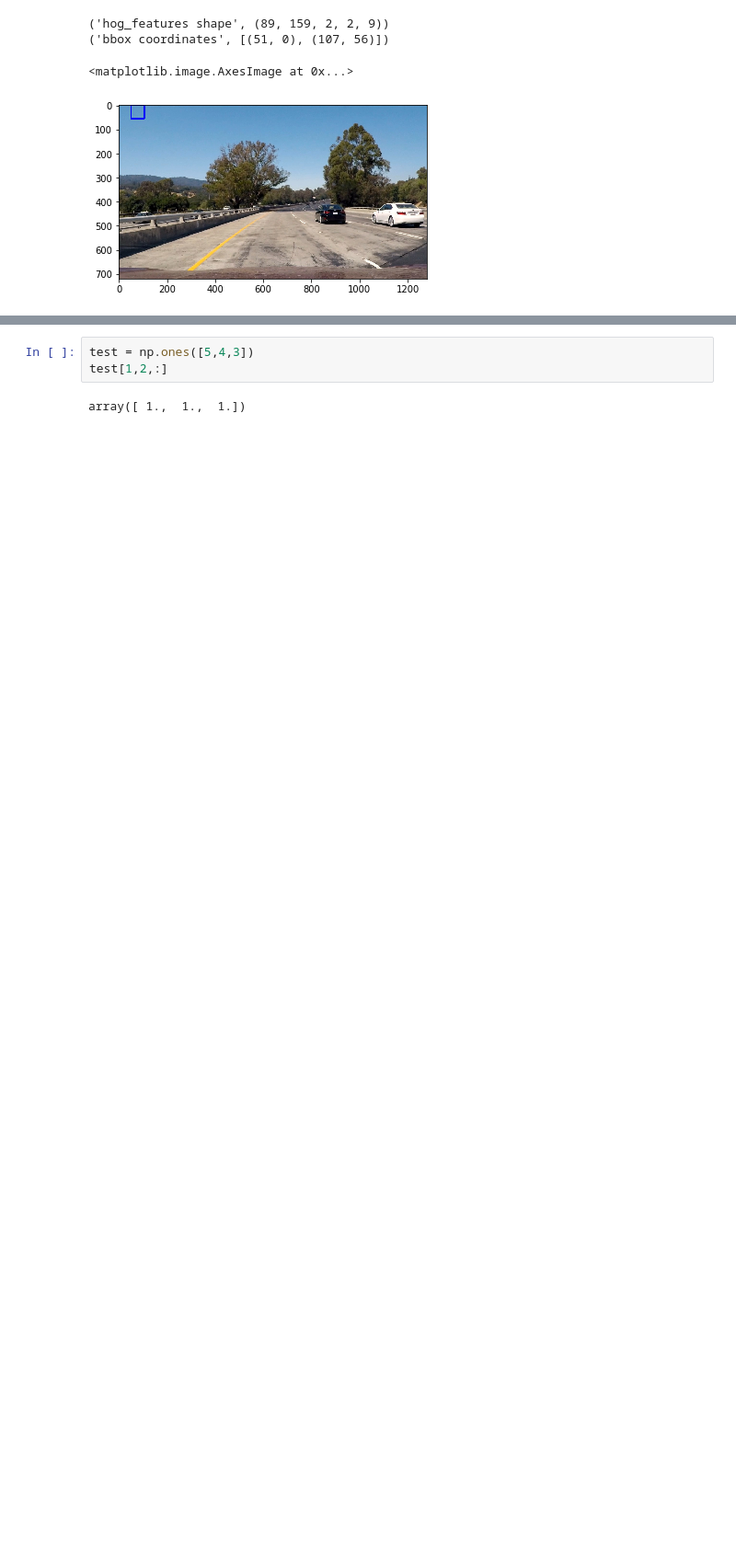
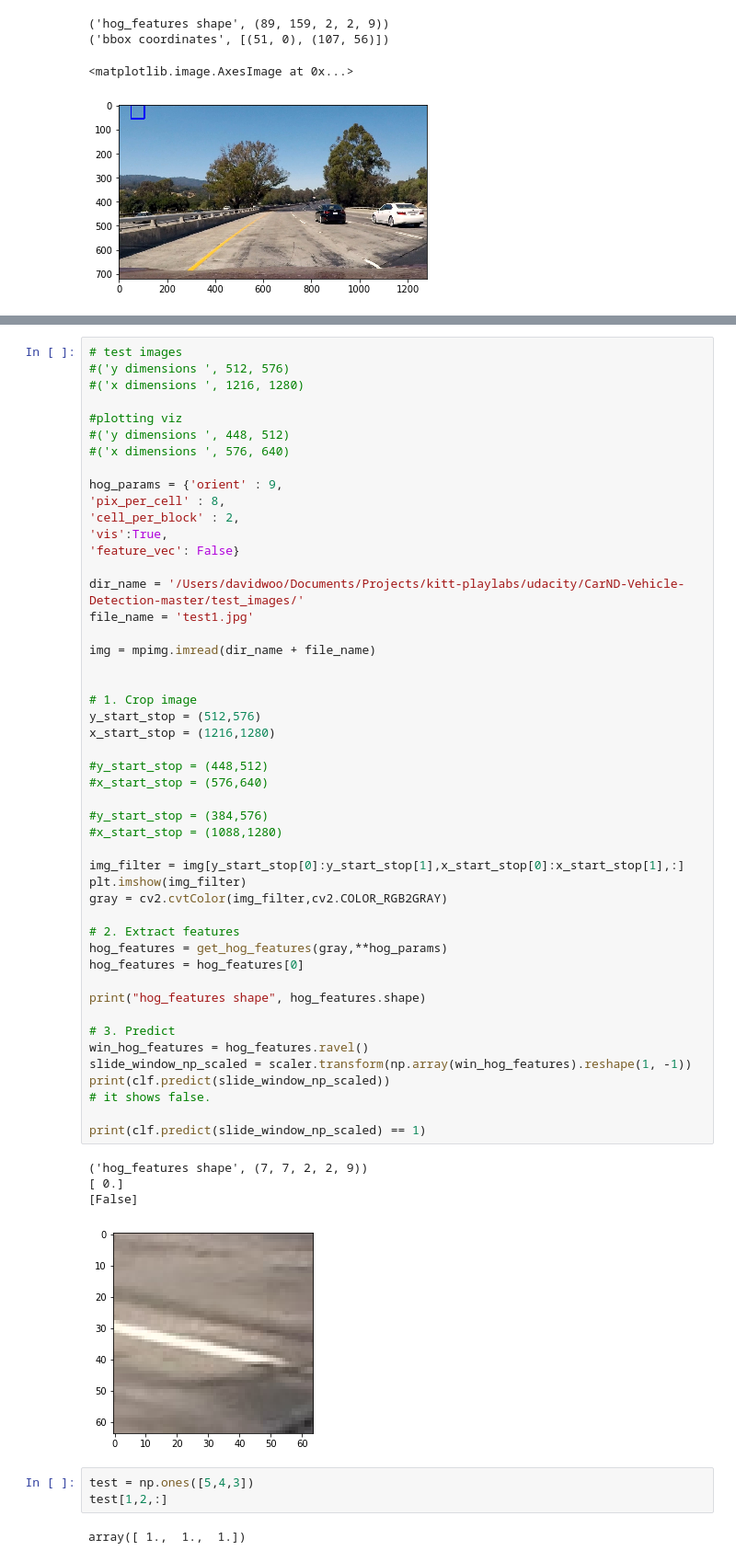
Before and after one commit to david-woo-instacart/kitt-playlabs, a Jupyter notebook: udacity/CarND-Vehicle-Detection-master/CarND-Vehicle-Detection-Project.ipynb, the cells around one changed output, grey strips where cells are left out. Shown at 92% size. Drawn from its saved outputs; the diff is of its cells as text; blank space fills up the shorter version.

```diff
--- a/udacity/CarND-Vehicle-Detection-master/CarND-Vehicle-Detection-Project.ipynb
+++ b/udacity/CarND-Vehicle-Detection-master/CarND-Vehicle-Detection-Project.ipynb
@@ -749,3 +825,56 @@ plt.imshow(window_img)
+# %%
+# test images
+#('y dimensions ', 512, 576)
+#('x dimensions ', 1216, 1280)
+
+#plotting viz
+#('y dimensions ', 448, 512)
+#('x dimensions ', 576, 640)
+
+hog_params = {'orient' : 9,
+'pix_per_cell' : 8,
+'cell_per_block' : 2,
+'vis':True,
+'feature_vec': False}
+
+dir_name = '/Users/davidwoo/Documents/Projects/kitt-playlabs/udacity/CarND-Vehicle-Detection-master/test_images/'
+file_name = 'test1.jpg'
+
+img = mpimg.imread(dir_name + file_name)
+
+
+# 1. Crop image
+y_start_stop = (512,576)
+x_start_stop = (1216,1280)
+
+#y_start_stop = (448,512)
+#x_start_stop = (576,640)
+
+#y_start_stop = (384,576)
+#x_start_stop = (1088,1280)
+
+img_filter = img[y_start_stop[0]:y_start_stop[1],x_start_stop[0]:x_start_stop[1],:]
+plt.imshow(img_filter)
+gray = cv2.cvtColor(img_filter,cv2.COLOR_RGB2GRAY)
+
+# 2. Extract features
+hog_features = get_hog_features(gray,**hog_params)
+hog_features = hog_features[0]
+
+print("hog_features shape", hog_features.shape)
+
+# 3. Predict
+win_hog_features = hog_features.ravel()
+slide_window_np_scaled = scaler.transform(np.array(win_hog_features).reshape(1, -1))
+print(clf.predict(slide_window_np_scaled))
+# it shows false.
+
+print(clf.predict(slide_window_np_scaled) == 1)
+# %% [output]
+('hog_features shape', (7, 7, 2, 2, 9))
+[ 0.]
+[False]
+[figure, added]
 # %%
 test = np.ones([5,4,3])
 test[1,2,:]
```
Also changed, not shown: parts of 2 cells of this notebook.
